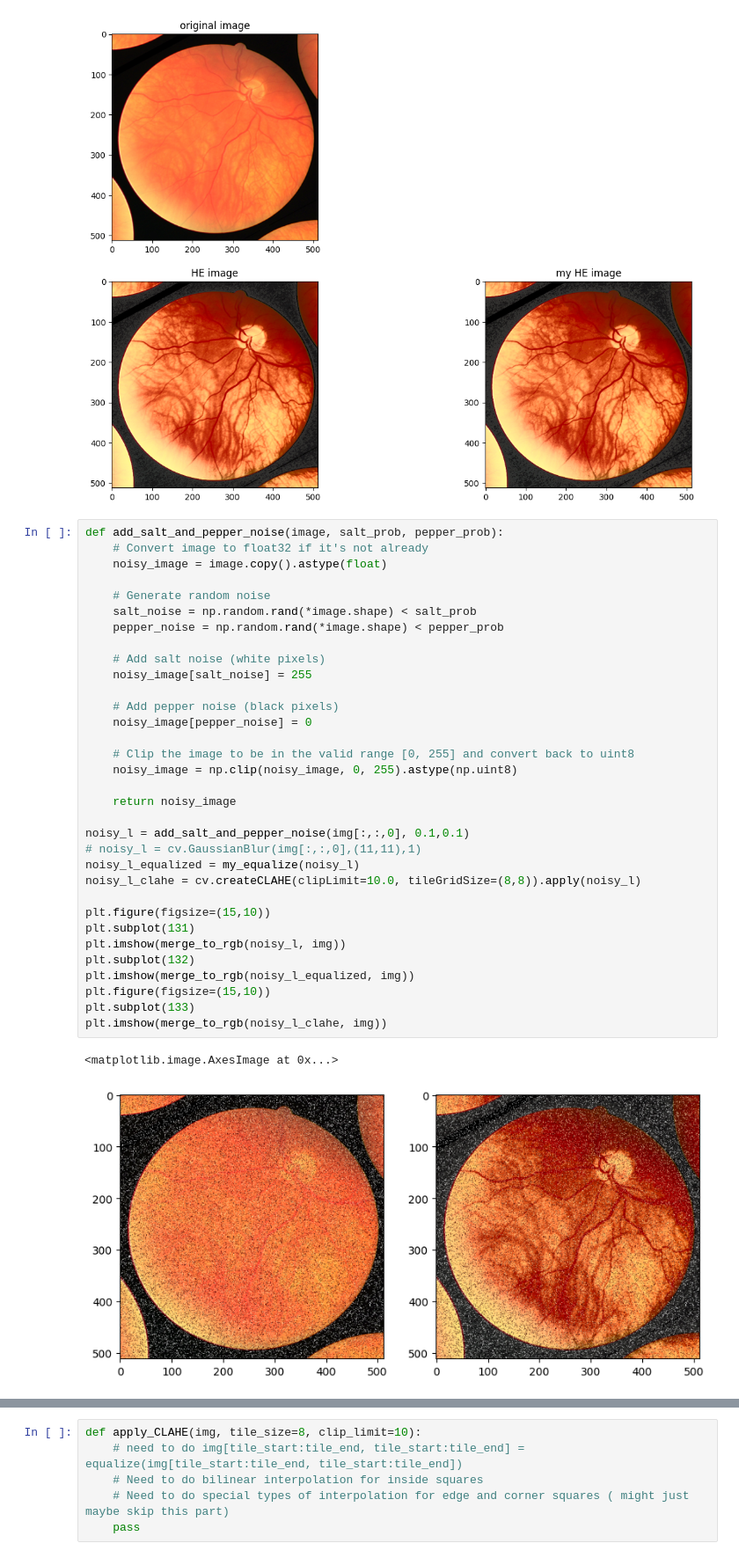
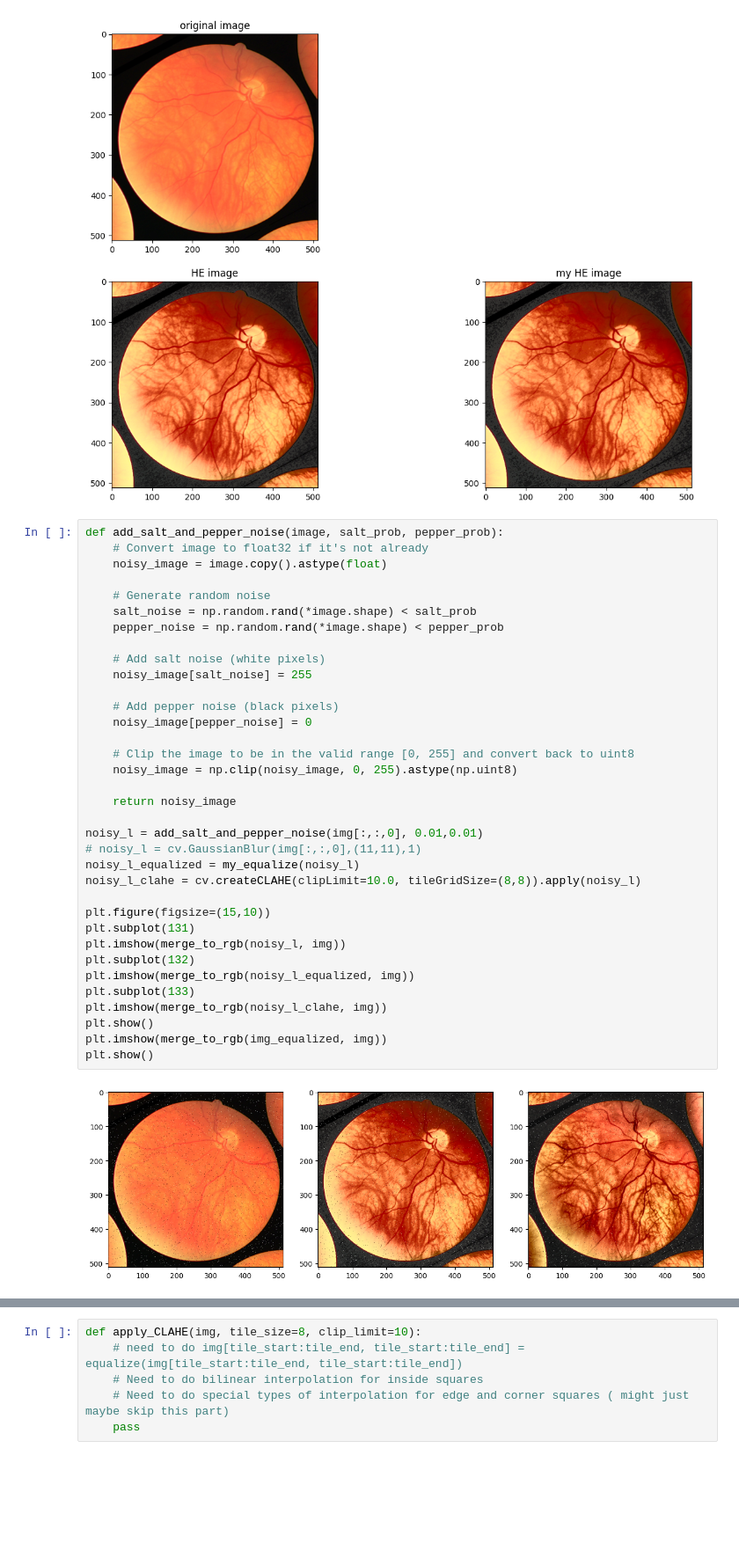
Before and after one commit to ronTohar1/CV_training, a Jupyter notebook: computer_vision/CLAHE/cv_basics.ipynb, the cells around one changed output, grey strips where cells are left out. Shown at 88% size. Saved outputs shown, nothing was run; the diff lists cells and outputs as text; blank space fills up the shorter version.

```diff
--- a/computer_vision/CLAHE/cv_basics.ipynb
+++ b/computer_vision/CLAHE/cv_basics.ipynb
@@ -86,34 +86,35 @@ def add_salt_and_pepper_noise(image, salt_prob, pepper_prob):
     # Convert image to float32 if it's not already
     noisy_image = image.copy().astype(float)
 
     # Generate random noise
     salt_noise = np.random.rand(*image.shape) < salt_prob
     pepper_noise = np.random.rand(*image.shape) < pepper_prob
 
     # Add salt noise (white pixels)
     noisy_image[salt_noise] = 255
 
     # Add pepper noise (black pixels)
     noisy_image[pepper_noise] = 0
 
     # Clip the image to be in the valid range [0, 255] and convert back to uint8
     noisy_image = np.clip(noisy_image, 0, 255).astype(np.uint8)
 
     return noisy_image
 
-noisy_l = add_salt_and_pepper_noise(img[:,:,0], 0.1,0.1)
+noisy_l = add_salt_and_pepper_noise(img[:,:,0], 0.01,0.01)
 # noisy_l = cv.GaussianBlur(img[:,:,0],(11,11),1)
 noisy_l_equalized = my_equalize(noisy_l)
 noisy_l_clahe = cv.createCLAHE(clipLimit=10.0, tileGridSize=(8,8)).apply(noisy_l)
 
 plt.figure(figsize=(15,10))
 plt.subplot(131)
 plt.imshow(merge_to_rgb(noisy_l, img))
 plt.subplot(132)
 plt.imshow(merge_to_rgb(noisy_l_equalized, img))
-plt.figure(figsize=(15,10))
 plt.subplot(133)
 plt.imshow(merge_to_rgb(noisy_l_clahe, img))
+plt.show()
+plt.imshow(merge_to_rgb(img_equalized, img))
+plt.show()
 # %% [output]
-<matplotlib.image.AxesImage at 0x...>
-[figure, old version]
+[figure, new version]
```
Also changed, not shown: parts of 1 cell of this notebook.
